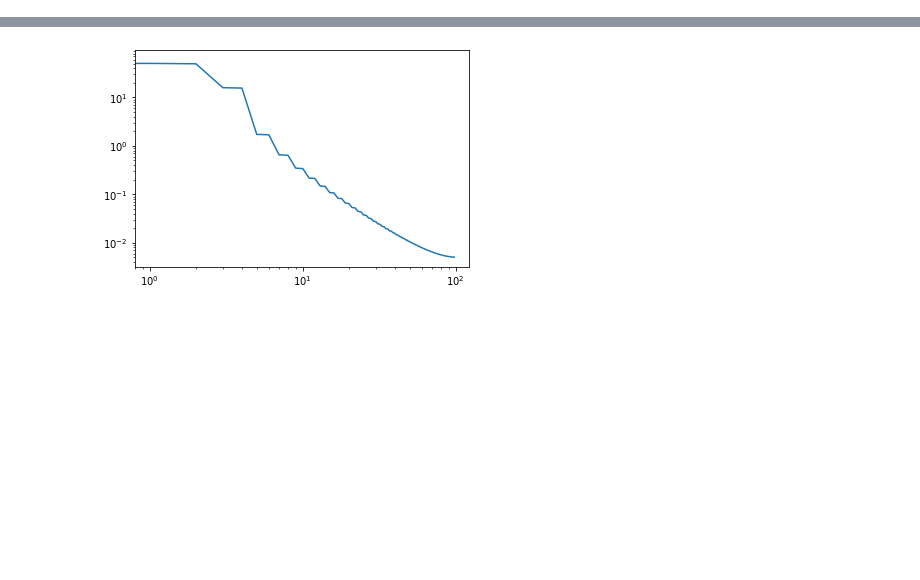
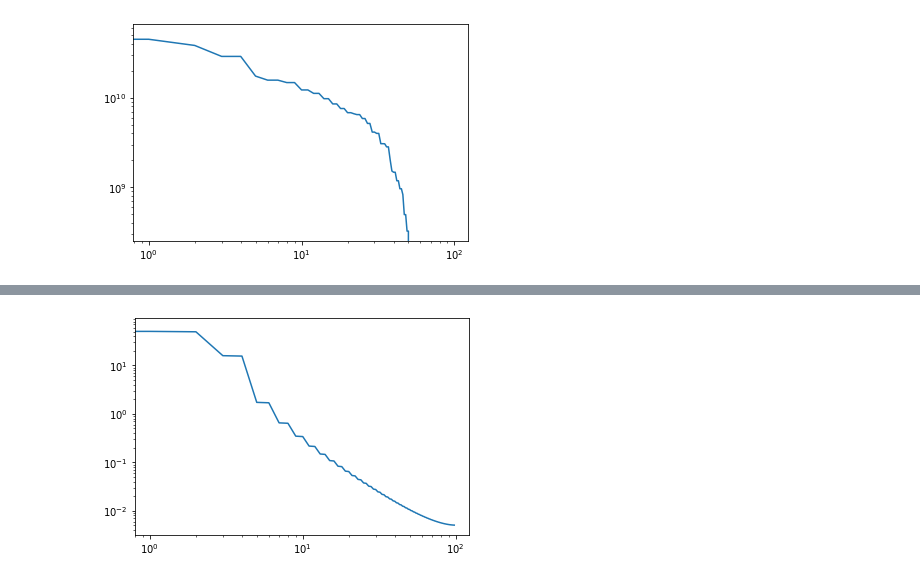
Before and after one commit to genglinliu/NTK-study, a Jupyter notebook: NTK.ipynb, the cells around one changed output, grey strips where cells are left out. Cells and saved outputs as stored; diff of their text form; code cells hidden in the pictures; blank space fills up the shorter version.

```diff
--- a/NTK.ipynb
+++ b/NTK.ipynb
@@ -101,0 +123,4 @@ calc_NTK_2d(numerical_kernel_entry)
+# %%
+calc_NTK_2d(numerical_kernel_entry) # K = 10
+# %% [output]
+[figure, added]
```
Also changed, not shown: parts of 10 cells of this notebook.
